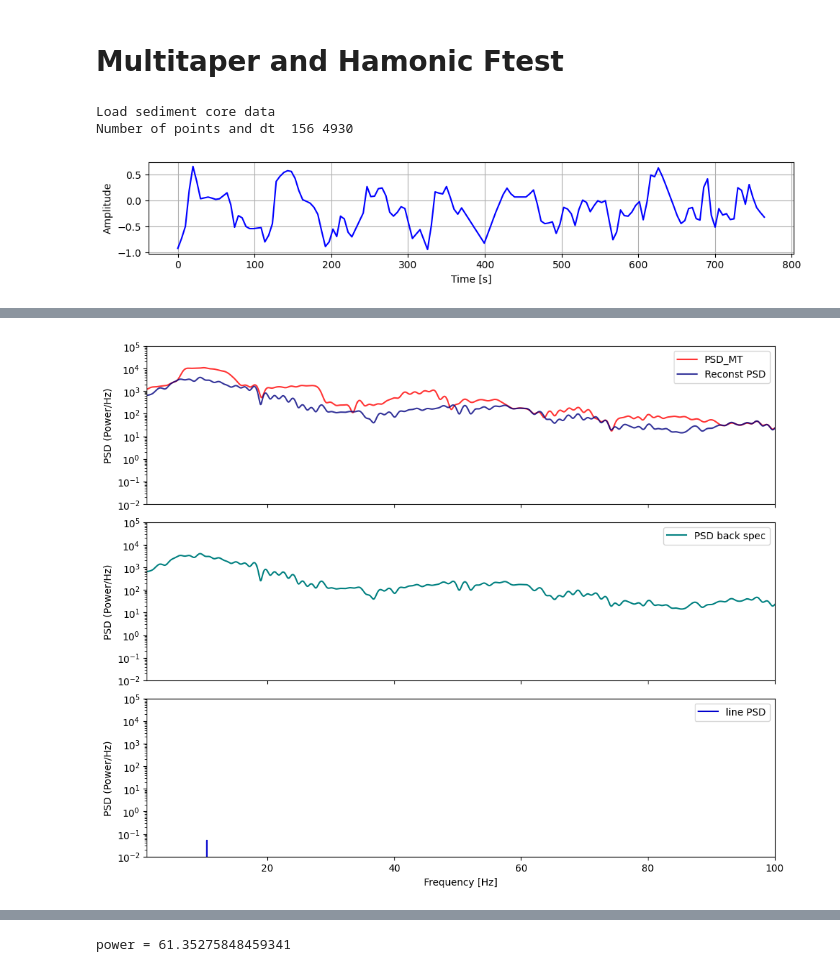
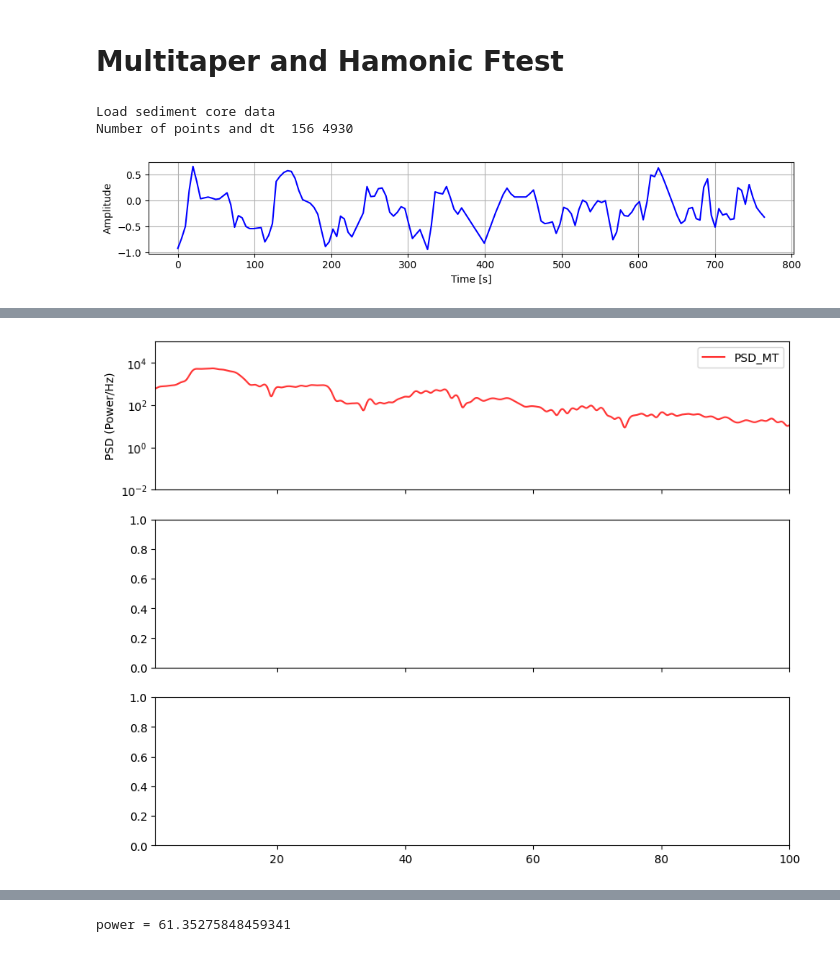
Before and after one commit to Chamusuke/Multitaper_harmonic_Ftest, a Jupyter notebook: example.ipynb, the cells around one changed output, grey strips where cells are left out. Saved outputs shown, nothing was run; the diff lists cells and outputs as text; code cells hidden in the pictures.

```diff
--- a/example.ipynb
+++ b/example.ipynb
@@ -11,66 +11,75 @@ import matplotlib.pyplot as plt
 from src.multitaper import MultiTaper_Periodogram #適宜変更
 from src.multitaper import get_data #適宜変更
 # %%
+import matplotlib.pyplot as plt
+import numpy as np
+
+# データ読み込みと時間軸生成
 x = get_data('v22_174_series.dat')
 npts = np.shape(x)[0]
 dt   = 4930
-t    = np.arange(npts)*dt
+t    = np.arange(npts) * dt
 print('Load sediment core data')
-print('Number of points and dt ', npts,dt)
+print('Number of points and dt ', npts, dt)
 
-# プロット
+# 元信号のプロット
 fig = plt.figure(figsize=(10, 2))
 ax = fig.add_subplot()
-ax.plot(t/1e3, x, label="AM Signal", color='b')
+ax.plot(t / 1e3, x, label="AM Signal", color='b')
 ax.set_xlabel("Time [s]")
 ax.set_ylabel("Amplitude")
 ax.grid()
 plt.tight_layout()
 plt.show()
 
-
-MT_psd = MultiTaper_Periodogram(NW=3.5, K=5,nfft=2**14)
+# マルチターパーPSD推定とF検定
+MT_psd = MultiTaper_Periodogram(NW=3.5, K=5, nfft=2**14)
 MT_psd.MT_Spec(x, 1/dt)
 MT_psd.Harmonic_Ftest(p_level=0.075)
 
-fig, axes = plt.subplots(3, 1, figsize=(10, 8),sharex=True, sharey=True)  # 3行1列のサブプロット
+# PSDと再構成スペクトルのプロット
+fig, axes = plt.subplots(3, 1, figsize=(10, 8), sharex=True)
 
-# ---- プロット (PSD_MT，Reconstructed PS) ----
+# ① PSD_MTと再構成PSD
 ax = axes[0]
-ax.plot(MT_psd.f*1e6, MT_psd.mt_psd, '-', label='PSD_MT', alpha=0.8, c='r', lw=1.5)
-ax.plot(MT_psd.f*1e6, MT_psd.re_psd[1, :], '-', label='Reconst PSD', alpha=0.8, c='navy', lw=1.5)
+ax.plot(MT_psd.f * 1e6, MT_psd.Smt, '-', label='PSD_MT', alpha=0.8, c='r', lw=1.5)
+# ax.plot(MT_psd.f * 1e6, MT_psd.re_psd[1, :], '-', label='Reconst PSD', alpha=0.8, c='navy', lw=1.5)
 ax.set_ylabel('PSD (Power/Hz)')
 ax.set_yscale("log")
-ax.set_xlim(1,100)
-ax.set_ylim(1e-2,1e5)
-
+ax.set_xlim(1, 100)
+ax.set_ylim(1e-2, 1e5)
 ax.legend()
 
-# ---- プロット (Backpectrum PSD) ----
-ax = axes[1]
-ax.plot(MT_psd.f*1e6, MT_psd.re_psd[0, :], '-', label='PSD back spec', alpha=1, c='teal', lw=1.5)
-ax.set_ylabel('PSD (Power/Hz)')
-ax.legend()
-# ---- プロット (Spectrum Line PSD) ----
-ax = axes[2]
-ax.plot(MT_psd.f*1e6, MT_psd.re_psd[2, :], '-', label='line PSD', alpha=1, c='mediumblue', lw=1.5)
-ax.set_ylabel('PSD (Power/Hz)')
-ax.set_xlabel('Frequency [Hz]')
-ax.legend()
-# ---- レイアウトの調整 ----
-plt.tight_layout()  # 各プロットの間隔を調整
-plt.show()
+# # ② バックスペクトル（線成分除去後）
+# ax = axes[1]
+# ax.plot(MT_psd.f * 1e6, MT_psd.re_psd[0, :], '-', label='PSD back spec', alpha=1, c='teal', lw=1.5)
+# ax.set_ylabel('PSD (Power/Hz)')
+# ax.set_yscale("log")
+# ax.legend()
 
-# ---- プロット (F-statistic) ----
-fig = plt.figure(figsize=(12, 2))
-ax = fig.add_subplot()
-ax.plot(MT_psd.f*1e6, MT_psd.F_stat[0, :], '-', label='F_statistic', alpha=1, c='tomato', lw=1.5)
-ax.hlines(MT_psd.F_crit, MT_psd.f[0]*1e6, MT_psd.f[-1]*1e6, linestyles="-.", color='green', label='95% Percentile')
-ax.set_ylabel('F-statistic')
-ax.set_xlabel('Frequency [Hz]')
-ax.set_xlim(20,80)
-ax.set_ylim(0,20)
-ax.legend()
+# # ③ 線成分スペクトルのみ
+# ax = axes[2]
+# ax.plot(MT_psd.f * 1e6, MT_psd.re_psd[2, :], '-', label='line PSD', alpha=1, c='mediumblue', lw=1.5)
+# ax.set_ylabel('PSD (Power/Hz)')
+# ax.set_xlabel('Frequency [μHz]')
+# ax.set_yscale("log")
+# ax.legend()
+
+# fig.tight_layout()
+# plt.show()
+
+# # F統計量のプロット
+# fig = plt.figure(figsize=(12, 2))
+# ax = fig.add_subplot()
+# ax.plot(MT_psd.f * 1e6, MT_psd.F_stat[0, :], '-', label='F_statistic', alpha=1, c='tomato', lw=1.5)
+# ax.hlines(MT_psd.F_crit, MT_psd.f[0]*1e6, MT_psd.f[-1]*1e6, linestyles="-.", color='green', label='95% Percentile')
+# ax.set_ylabel('F-statistic')
+# ax.set_xlabel('Frequency [μHz]')
+# ax.set_xlim(20, 80)
+# ax.set_ylim(0, 20)
+# ax.legend()
+# fig.tight_layout()
+# plt.show()
 # %% [output]
 Load sediment core data
 Number of points and dt  156 4930
@@ -78 +89 @@ Number of points and dt  156 4930
-[figure, old version]
+[figure, new version]
```
Also changed, not shown: parts of 2 cells of this notebook, 1 other file.
